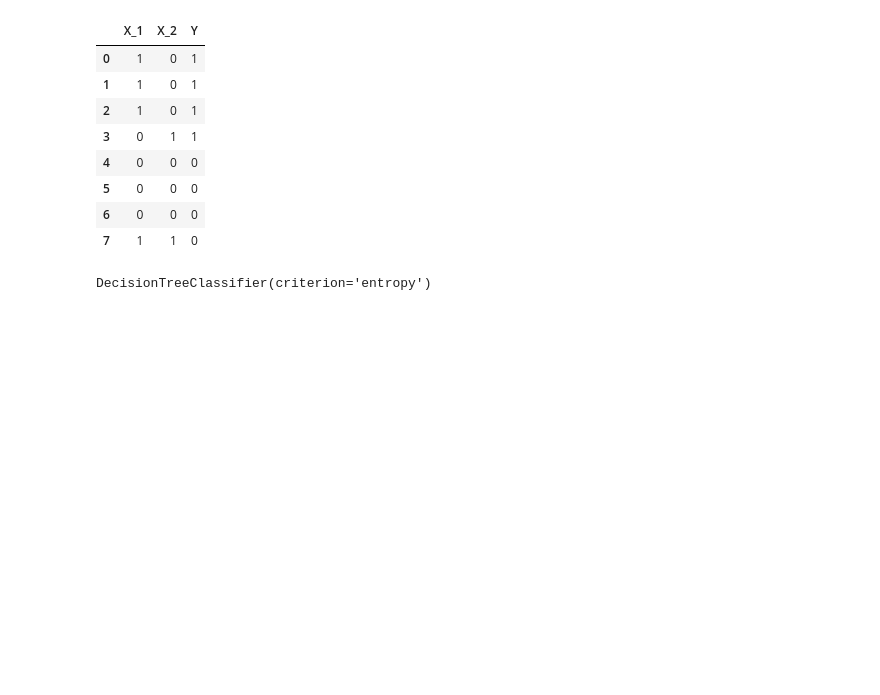
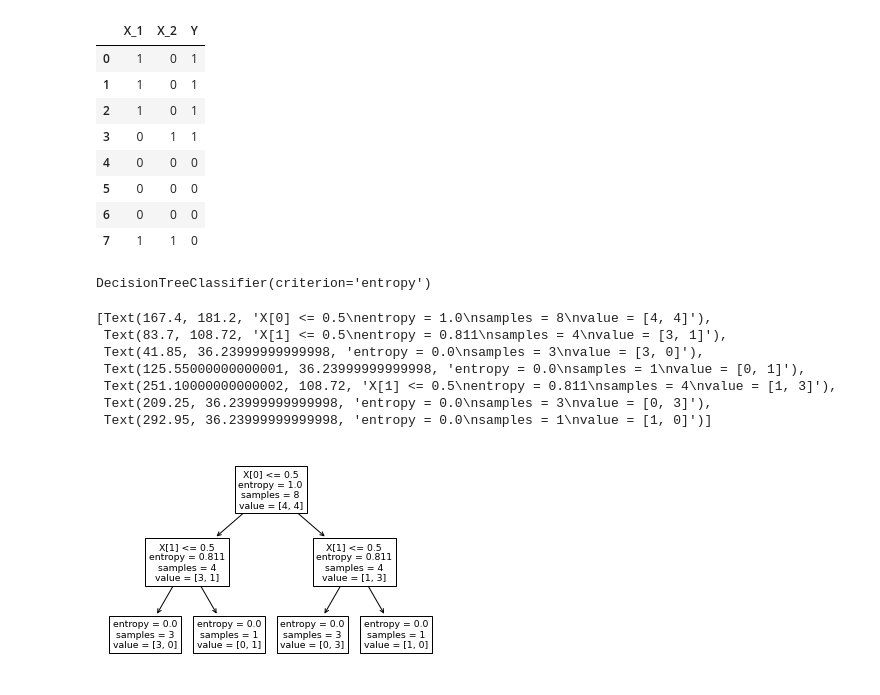
Before and after one commit to vasiljev-sr/MyJupyterNotebook, a Jupyter notebook: Stepik/Step 2/Decision Trees.ipynb, the cells around one changed output. Cells and saved outputs as stored; diff of their text form; code cells hidden in the pictures; blank space fills up the shorter version.

```diff
--- a/Stepik/Step 2/Decision Trees.ipynb
+++ b/Stepik/Step 2/Decision Trees.ipynb
@@ -30,3 +30,14 @@ y = data.Y
 clf.fit(X,y)
 # %% [output]
 DecisionTreeClassifier(criterion='entropy')
+# %%
+tree.plot_tree(clf.fit(X,y))
+# %% [output]
+[Text(167.4, 181.2, 'X[0] <= 0.5\nentropy = 1.0\nsamples = 8\nvalue = [4, 4]'),
+ Text(83.7, 108.72, 'X[1] <= 0.5\nentropy = 0.811\nsamples = 4\nvalue = [3, 1]'),
+ Text(41.85, 36.23999999999998, 'entropy = 0.0\nsamples = 3\nvalue = [3, 0]'),
+ Text(125.55000000000001, 36.23999999999998, 'entropy = 0.0\nsamples = 1\nvalue = [0, 1]'),
+ Text(251.10000000000002, 108.72, 'X[1] <= 0.5\nentropy = 0.811\nsamples = 4\nvalue = [1, 3]'),
+ Text(209.25, 36.23999999999998, 'entropy = 0.0\nsamples = 3\nvalue = [0, 3]'),
+ Text(292.95, 36.23999999999998, 'entropy = 0.0\nsamples = 1\nvalue = [1, 0]')]
+[figure, added]
```
Also changed, not shown: parts of 8 cells of this notebook, 3 other files.
